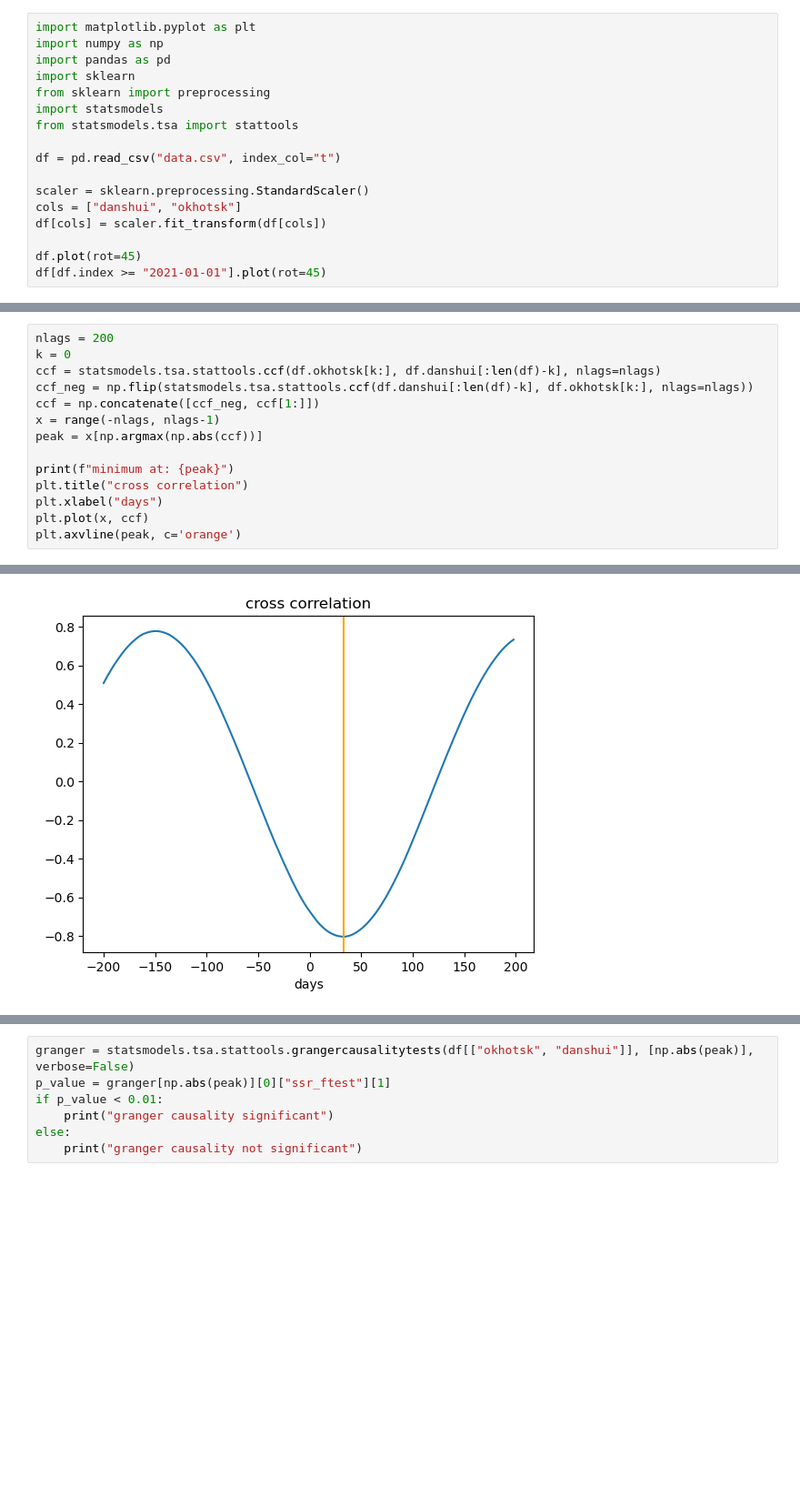
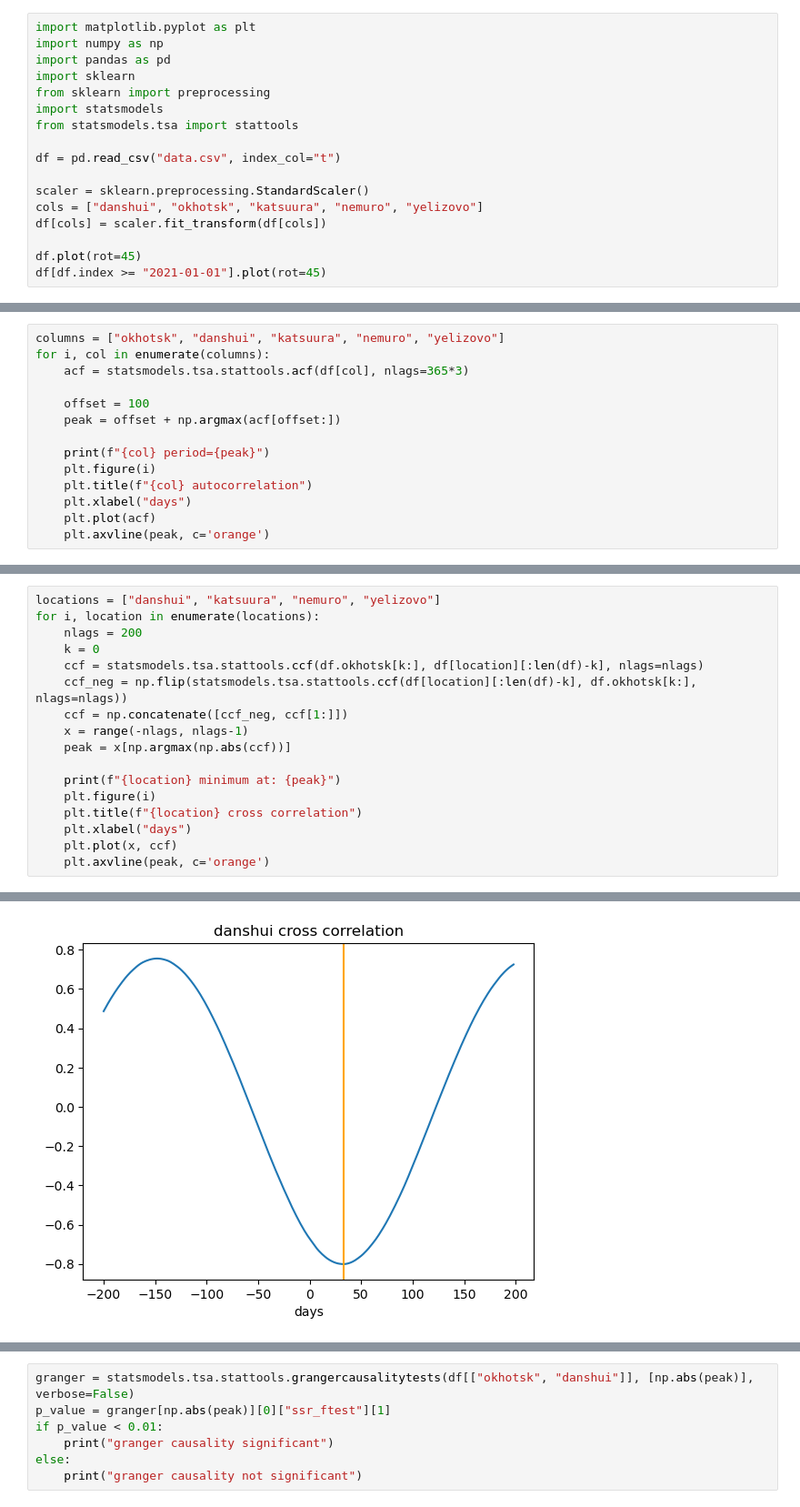
Before and after one commit to fumin/climate, a Jupyter notebook: analyze.ipynb, the cells around one changed output, grey strips where cells are left out. Shown: that part at 91% size. Cells and saved outputs as stored; diff of their text form; blank space fills up the shorter version.

```diff
--- a/analyze.ipynb
+++ b/analyze.ipynb
@@ -10,7 +10,7 @@ from statsmodels.tsa import stattools
 df = pd.read_csv("data.csv", index_col="t")
 
 scaler = sklearn.preprocessing.StandardScaler()
-cols = ["danshui", "okhotsk"]
+cols = ["danshui", "okhotsk", "katsuura", "nemuro", "yelizovo"]
 df[cols] = scaler.fit_transform(df[cols])
 
 df.plot(rot=45)
@@ -34,0 +36,14 @@ for variable in df.columns:
+# %%
+columns = ["okhotsk", "danshui", "katsuura", "nemuro", "yelizovo"]
+for i, col in enumerate(columns):
+    acf = statsmodels.tsa.stattools.acf(df[col], nlags=365*3)
+
+    offset = 100
+    peak = offset + np.argmax(acf[offset:])
+
+    print(f"{col} period={peak}")
+    plt.figure(i)
+    plt.title(f"{col} autocorrelation")
+    plt.xlabel("days")
+    plt.plot(acf)
+    plt.axvline(peak, c='orange')
@@ -35,15 +61,18 @@ for variable in df.columns:
 # %%
-nlags = 200
-k = 0
-ccf = statsmodels.tsa.stattools.ccf(df.okhotsk[k:], df.danshui[:len(df)-k], nlags=nlags)
-ccf_neg = np.flip(statsmodels.tsa.stattools.ccf(df.danshui[:len(df)-k], df.okhotsk[k:], nlags=nlags))
-ccf = np.concatenate([ccf_neg, ccf[1:]])
-x = range(-nlags, nlags-1)
-peak = x[np.argmax(np.abs(ccf))]
+locations = ["danshui", "katsuura", "nemuro", "yelizovo"]
+for i, location in enumerate(locations):
+    nlags = 200
+    k = 0
+    ccf = statsmodels.tsa.stattools.ccf(df.okhotsk[k:], df[location][:len(df)-k], nlags=nlags)
+    ccf_neg = np.flip(statsmodels.tsa.stattools.ccf(df[location][:len(df)-k], df.okhotsk[k:], nlags=nlags))
+    ccf = np.concatenate([ccf_neg, ccf[1:]])
+    x = range(-nlags, nlags-1)
+    peak = x[np.argmax(np.abs(ccf))]
 
-print(f"minimum at: {peak}")
-plt.title("cross correlation")
-plt.xlabel("days")
-plt.plot(x, ccf)
-plt.axvline(peak, c='orange')
+    print(f"{location} minimum at: {peak}")
+    plt.figure(i)
+    plt.title(f"{location} cross correlation")
+    plt.xlabel("days")
+    plt.plot(x, ccf)
+    plt.axvline(peak, c='orange')
 # %% [output]
@@ -52 +83 @@ minimum at: 33
-[figure, old version]
+[figure, new version]
```
Also changed, not shown: parts of 4 cells of this notebook, 6 other files.
